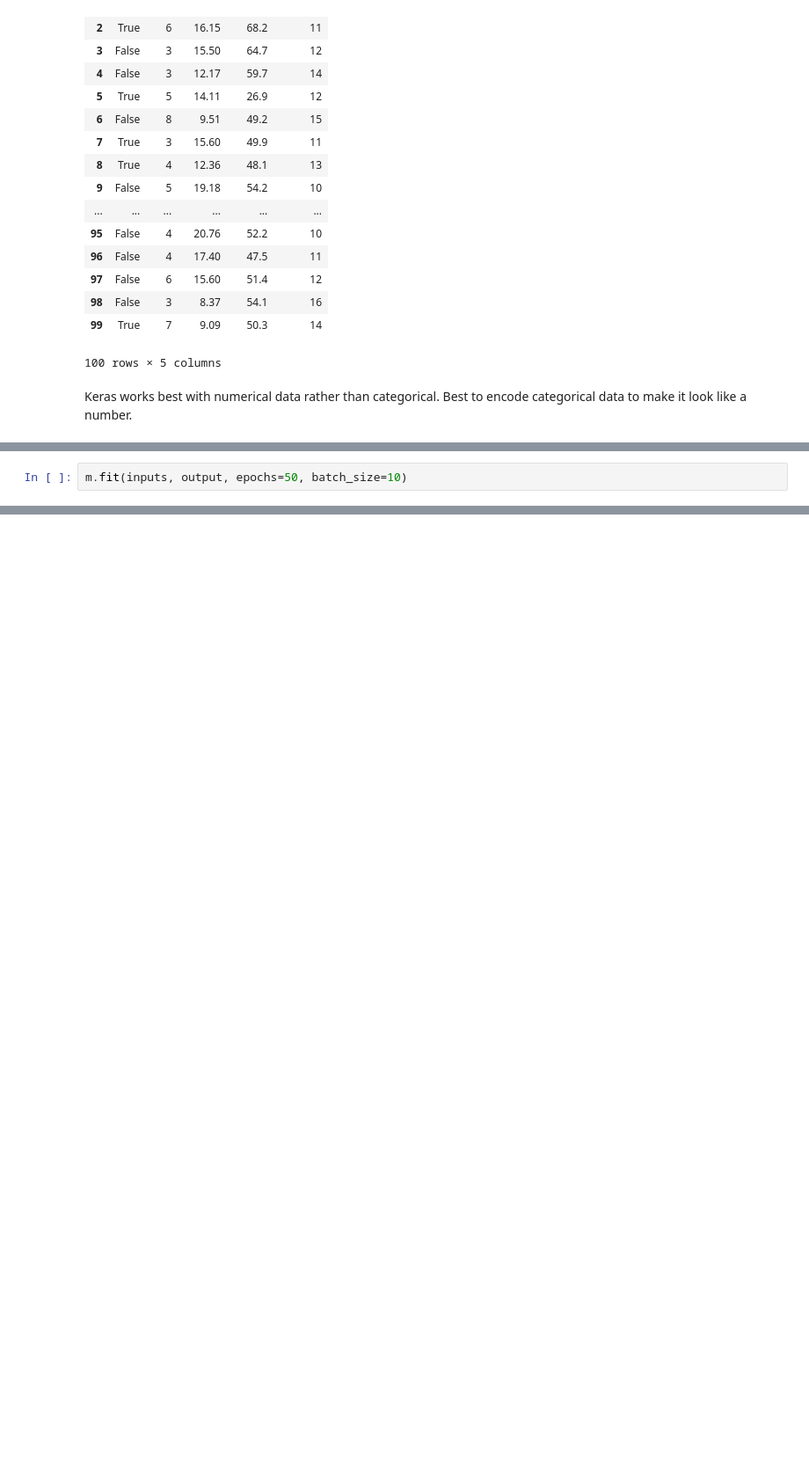
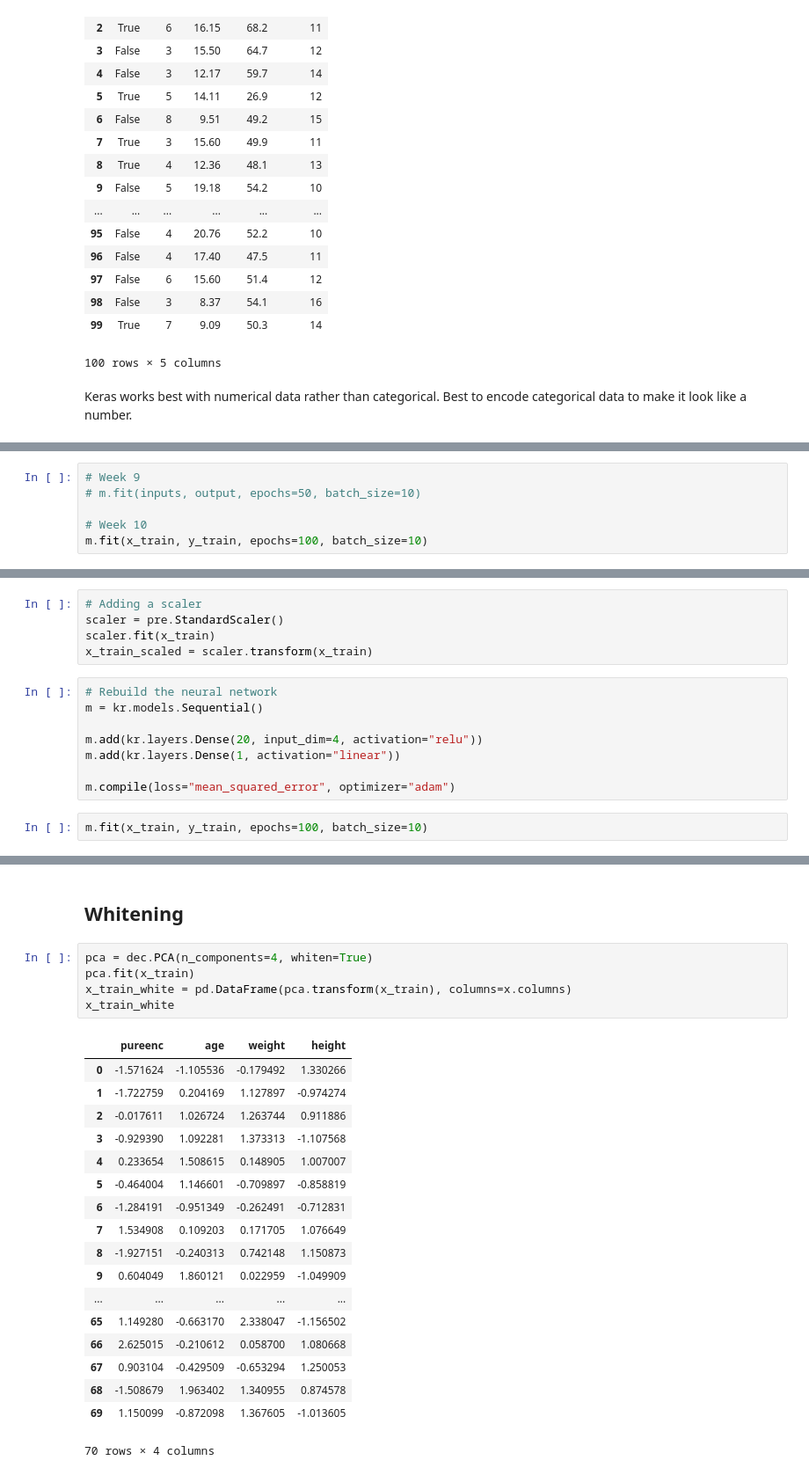
Before and after one commit to YBrady/02-MLS-Workalong, a Jupyter notebook: MLS09-Dogs-Dataset-with_Keras.ipynb, the cells around one changed output, grey strips where cells are left out. Shown: that part at 88% size. Drawn from its saved outputs; the diff is of its cells as text; blank space fills up the shorter version.

```diff
--- a/MLS09-Dogs-Dataset-with_Keras.ipynb
+++ b/MLS09-Dogs-Dataset-with_Keras.ipynb
@@ -111,2 +132,8 @@ m.add(kr.layers.Dense(1, activation = "linear"))
 
 m.compile(loss = "mean_squared_error", optimizer ="adam")
+# %%
+# Week 9
+# m.fit(inputs, output, epochs=50, batch_size=10)
+
+# Week 10
+m.fit(x_train, y_train, epochs=100, batch_size=10)
@@ -113,3 +195,16 @@ m.compile(loss = "mean_squared_error", optimizer ="adam")
+# %%
+# Adding a scaler
+scaler = pre.StandardScaler()
+scaler.fit(x_train)
+x_train_scaled = scaler.transform(x_train)
+# %%
+# Rebuild the neural network
+m = kr.models.Sequential()
+
+m.add(kr.layers.Dense(20, input_dim=4, activation="relu"))
+m.add(kr.layers.Dense(1, activation="linear"))
+
+m.compile(loss="mean_squared_error", optimizer="adam")
 # %%
-m.fit(inputs, output, epochs=50, batch_size=10)
+m.fit(x_train, y_train, epochs=100, batch_size=10)
 # %% [output]
@@ -179,0 +247,26 @@ np.sqrt(np.sum((m.predict(inputs).T - output.as_matrix())**2))
+# %% [markdown]
+## Whitening
+# %%
+pca = dec.PCA(n_components=4, whiten=True)
+pca.fit(x_train)
+x_train_white = pd.DataFrame(pca.transform(x_train), columns=x.columns)
+x_train_white
+# %% [output]
+|  | pureenc | age | weight | height |
+| 0 | -1.571624 | -1.105536 | -0.179492 | 1.330266 |
+| 1 | -1.722759 | 0.204169 | 1.127897 | -0.974274 |
+| 2 | -0.017611 | 1.026724 | 1.263744 | 0.911886 |
+| 3 | -0.929390 | 1.092281 | 1.373313 | -1.107568 |
+| 4 | 0.233654 | 1.508615 | 0.148905 | 1.007007 |
+| 5 | -0.464004 | 1.146601 | -0.709897 | -0.858819 |
+| 6 | -1.284191 | -0.951349 | -0.262491 | -0.712831 |
+| 7 | 1.534908 | 0.109203 | 0.171705 | 1.076649 |
+| 8 | -1.927151 | -0.240313 | 0.742148 | 1.150873 |
+| 9 | 0.604049 | 1.860121 | 0.022959 | -1.049909 |
+| ... | ... | ... | ... | ... |
+| 65 | 1.149280 | -0.663170 | 2.338047 | -1.156502 |
+| 66 | 2.625015 | -0.210612 | 0.058700 | 1.080668 |
+| 67 | 0.903104 | -0.429509 | -0.653294 | 1.250053 |
+| 68 | -1.508679 | 1.963402 | 1.340955 | 0.874578 |
+| 69 | 1.150099 | -0.872098 | 1.367605 | -1.013605 |
+70 rows × 4 columns
```
Also changed, not shown: parts of 29 cells of this notebook, 1 other file.
